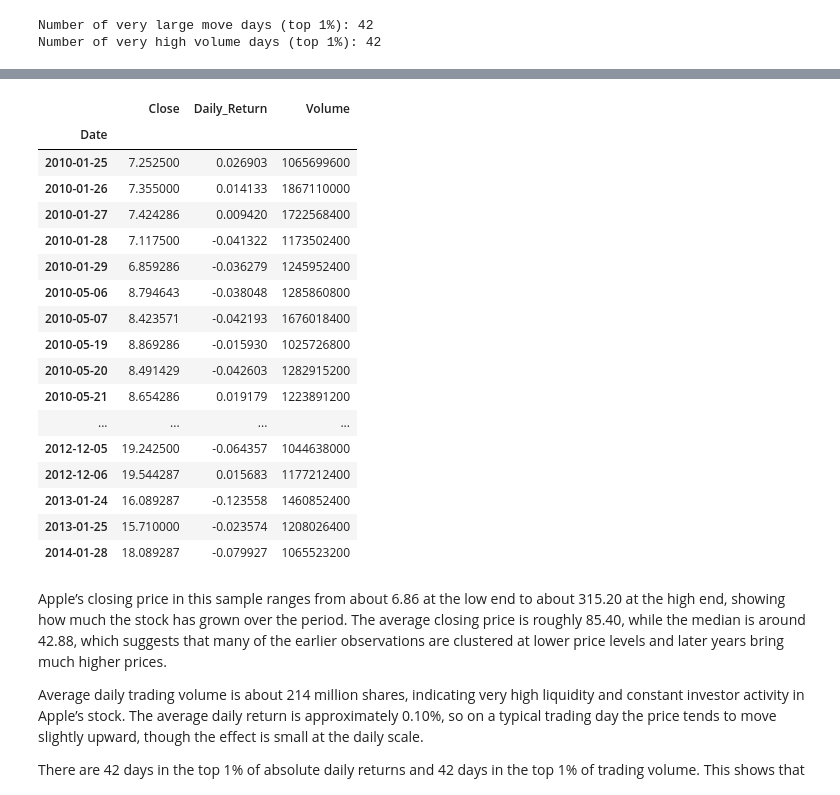
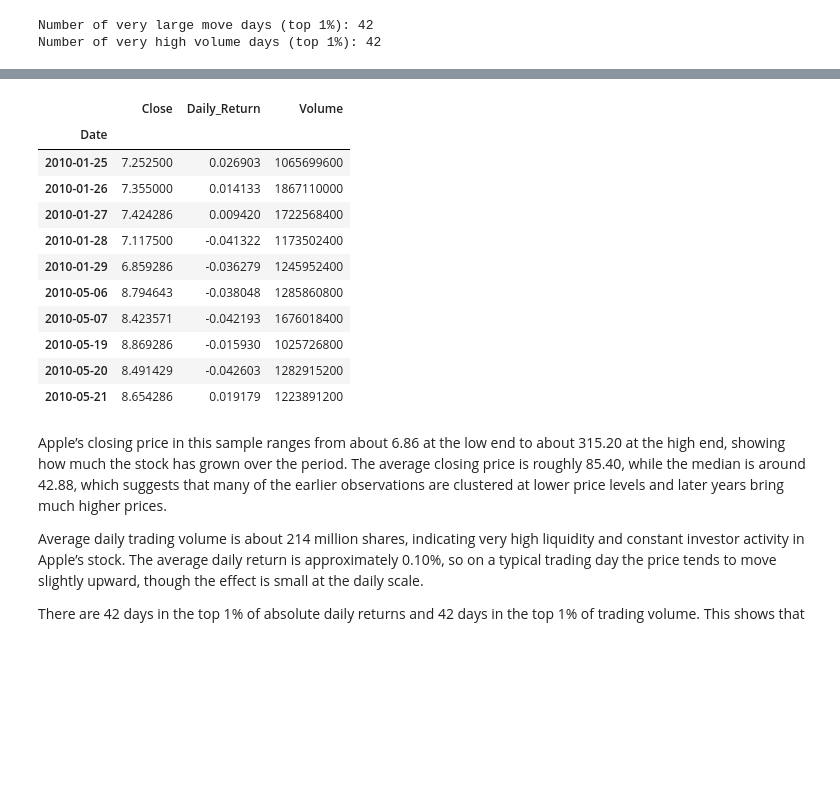
Before and after one commit to Nirmani-prog/Predicting-AAPL-Next-Day-Direction, a Jupyter notebook: apple_next_day.ipynb, the cells around one changed output, grey strips where cells are left out. Drawn from its saved outputs; the diff is of its cells as text; code cells hidden in the pictures; blank space fills up the shorter version.

```diff
--- a/apple_next_day.ipynb
+++ b/apple_next_day.ipynb
@@ -5,3 +18,19 @@ import matplotlib.pyplot as plt
 import seaborn as sns
 from pathlib import Path
 import numpy as np
+
+from sklearn.preprocessing import StandardScaler
+from sklearn.linear_model import LogisticRegression
+from sklearn.metrics import (
+    accuracy_score,
+    balanced_accuracy_score,
+    precision_score,
+    recall_score,
+    f1_score,
+    roc_auc_score,
+    confusion_matrix,
+    classification_report,
+)
+
+plt.style.use("seaborn-v0_8-whitegrid")
+pd.set_option("display.max_columns", None)
@@ -169,24 +183,18 @@ big_moves[["Close", "Daily_Return", "Volume"]]
 # %%
-big_volume_days[["Close", "Daily_Return", "Volume"]]
+big_volume_days[["Close", "Daily_Return", "Volume"]].head(10)
 # %% [output]
 |  | Close | Daily_Return | Volume |
 | Date |  |  |  |
 | 2010-01-25 | 7.252500 | 0.026903 | 1065699600 |
 | 2010-01-26 | 7.355000 | 0.014133 | 1867110000 |
 | 2010-01-27 | 7.424286 | 0.009420 | 1722568400 |
 | 2010-01-28 | 7.117500 | -0.041322 | 1173502400 |
 | 2010-01-29 | 6.859286 | -0.036279 | 1245952400 |
 | 2010-05-06 | 8.794643 | -0.038048 | 1285860800 |
 | 2010-05-07 | 8.423571 | -0.042193 | 1676018400 |
 | 2010-05-19 | 8.869286 | -0.015930 | 1025726800 |
 | 2010-05-20 | 8.491429 | -0.042603 | 1282915200 |
 | 2010-05-21 | 8.654286 | 0.019179 | 1223891200 |
-| ... | ... | ... | ... |
-| 2012-12-05 | 19.242500 | -0.064357 | 1044638000 |
-| 2012-12-06 | 19.544287 | 0.015683 | 1177212400 |
-| 2013-01-24 | 16.089287 | -0.123558 | 1460852400 |
-| 2013-01-25 | 15.710000 | -0.023574 | 1208026400 |
-| 2014-01-28 | 18.089287 | -0.079927 | 1065523200 |
 # %% [markdown]
 Apple’s closing price in this sample ranges from about 6.86 at the low end to about 315.20 at the high end, showing how much the stock has grown over the period. The average closing price is roughly 85.40, while the median is around 42.88, which suggests that many of the earlier observations are clustered at lower price levels and later years bring much higher prices.
 
```
Also changed, not shown: parts of 59 cells of this notebook, 1 other file.
